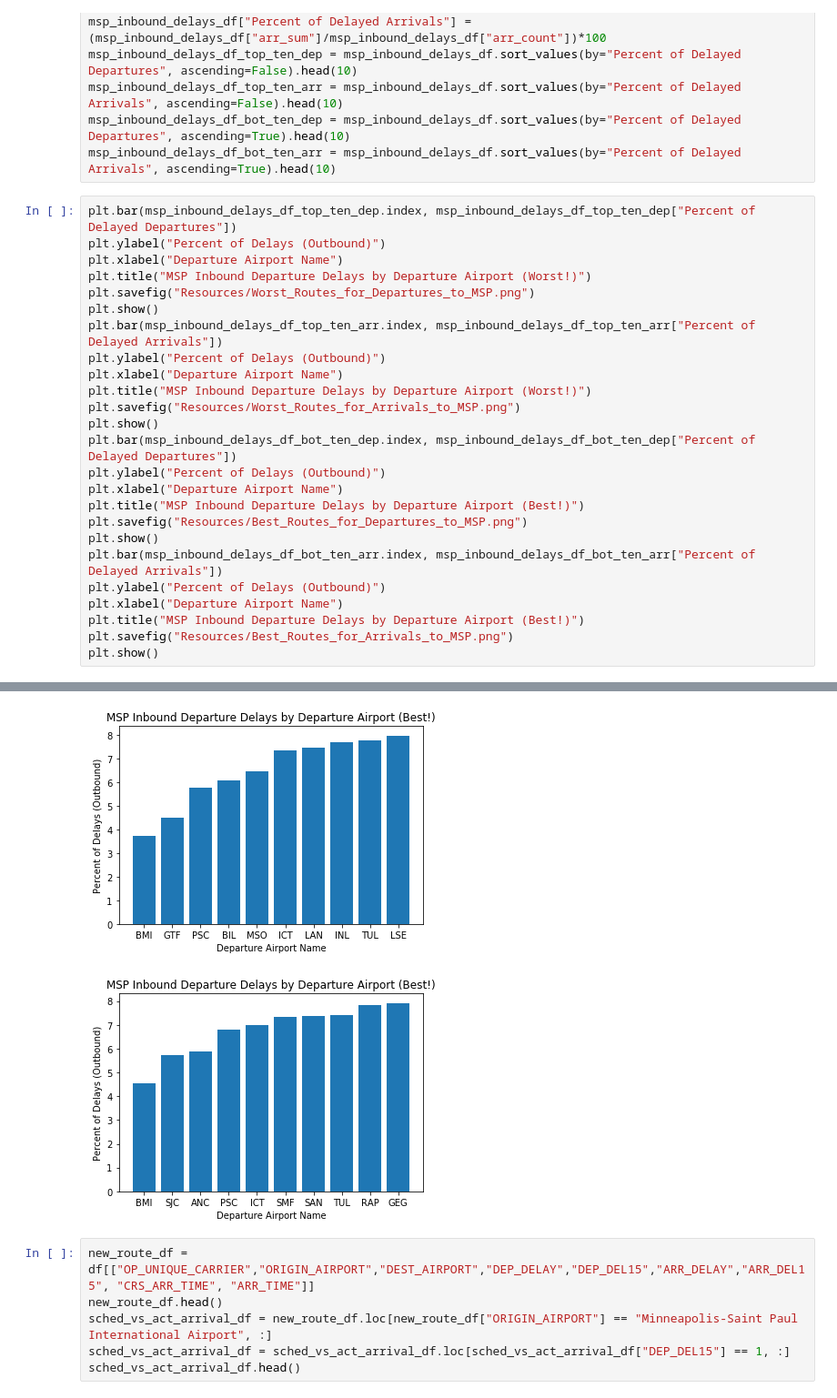
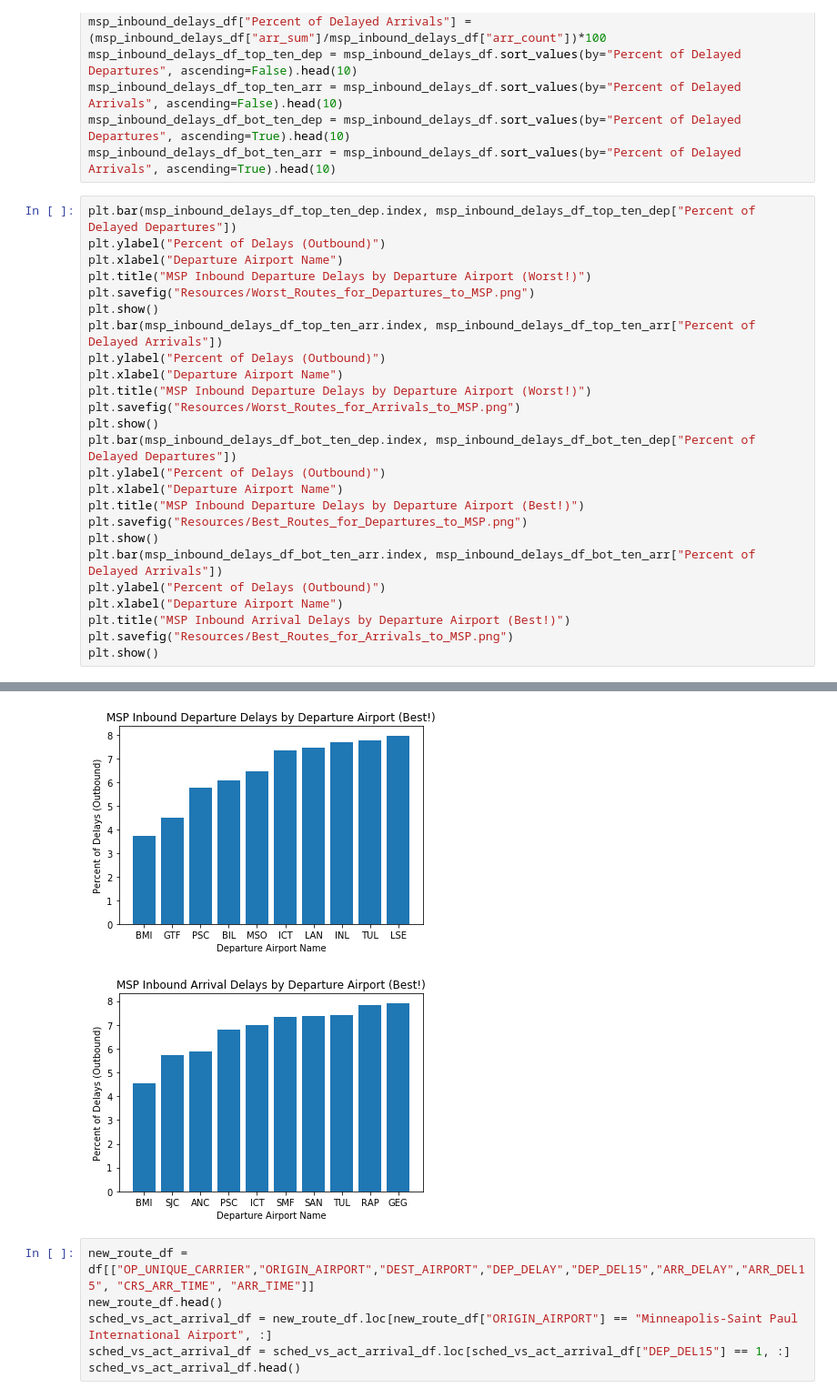
Before and after one commit to HWspam/Delorean, a Jupyter notebook: Delay_by_Airport.ipynb, the cells around one changed output, grey strips where cells are left out. Shown: that part at 91% size. Cells and saved outputs as stored; diff of their text form.

```diff
--- a/Delay_by_Airport.ipynb
+++ b/Delay_by_Airport.ipynb
@@ -71,33 +71,33 @@ msp_inbound_delays_df_bot_ten_arr = msp_inbound_delays_df.sort_values(by="Percen
 # %%
 plt.bar(msp_inbound_delays_df_top_ten_dep.index, msp_inbound_delays_df_top_ten_dep["Percent of Delayed Departures"])
 plt.ylabel("Percent of Delays (Outbound)")
 plt.xlabel("Departure Airport Name")
 plt.title("MSP Inbound Departure Delays by Departure Airport (Worst!)")
 plt.savefig("Resources/Worst_Routes_for_Departures_to_MSP.png")
 plt.show()
 plt.bar(msp_inbound_delays_df_top_ten_arr.index, msp_inbound_delays_df_top_ten_arr["Percent of Delayed Arrivals"])
 plt.ylabel("Percent of Delays (Outbound)")
 plt.xlabel("Departure Airport Name")
 plt.title("MSP Inbound Departure Delays by Departure Airport (Worst!)")
 plt.savefig("Resources/Worst_Routes_for_Arrivals_to_MSP.png")
 plt.show()
 plt.bar(msp_inbound_delays_df_bot_ten_dep.index, msp_inbound_delays_df_bot_ten_dep["Percent of Delayed Departures"])
 plt.ylabel("Percent of Delays (Outbound)")
 plt.xlabel("Departure Airport Name")
 plt.title("MSP Inbound Departure Delays by Departure Airport (Best!)")
 plt.savefig("Resources/Best_Routes_for_Departures_to_MSP.png")
 plt.show()
 plt.bar(msp_inbound_delays_df_bot_ten_arr.index, msp_inbound_delays_df_bot_ten_arr["Percent of Delayed Arrivals"])
 plt.ylabel("Percent of Delays (Outbound)")
 plt.xlabel("Departure Airport Name")
-plt.title("MSP Inbound Departure Delays by Departure Airport (Best!)")
+plt.title("MSP Inbound Arrival Delays by Departure Airport (Best!)")
 plt.savefig("Resources/Best_Routes_for_Arrivals_to_MSP.png")
 plt.show()
 # %% [output]
 [figure]
 [figure]
 [figure]
-[figure, old version]
+[figure, new version]
 # %%
 new_route_df = df[["OP_UNIQUE_CARRIER","ORIGIN_AIRPORT","DEST_AIRPORT","DEP_DELAY","DEP_DEL15","ARR_DELAY","ARR_DEL15", "CRS_ARR_TIME", "ARR_TIME"]]
 new_route_df.head()
```
Also changed, not shown: parts of 1 cell of this notebook, 4 other files.
